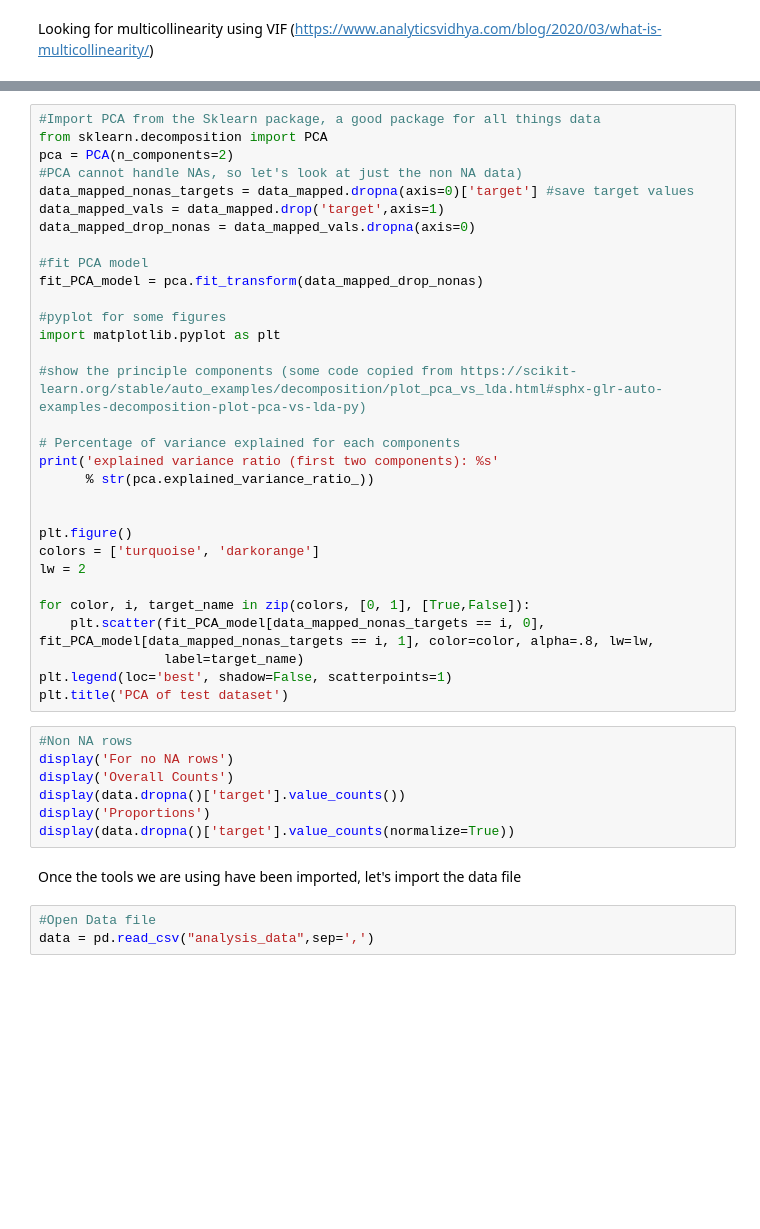
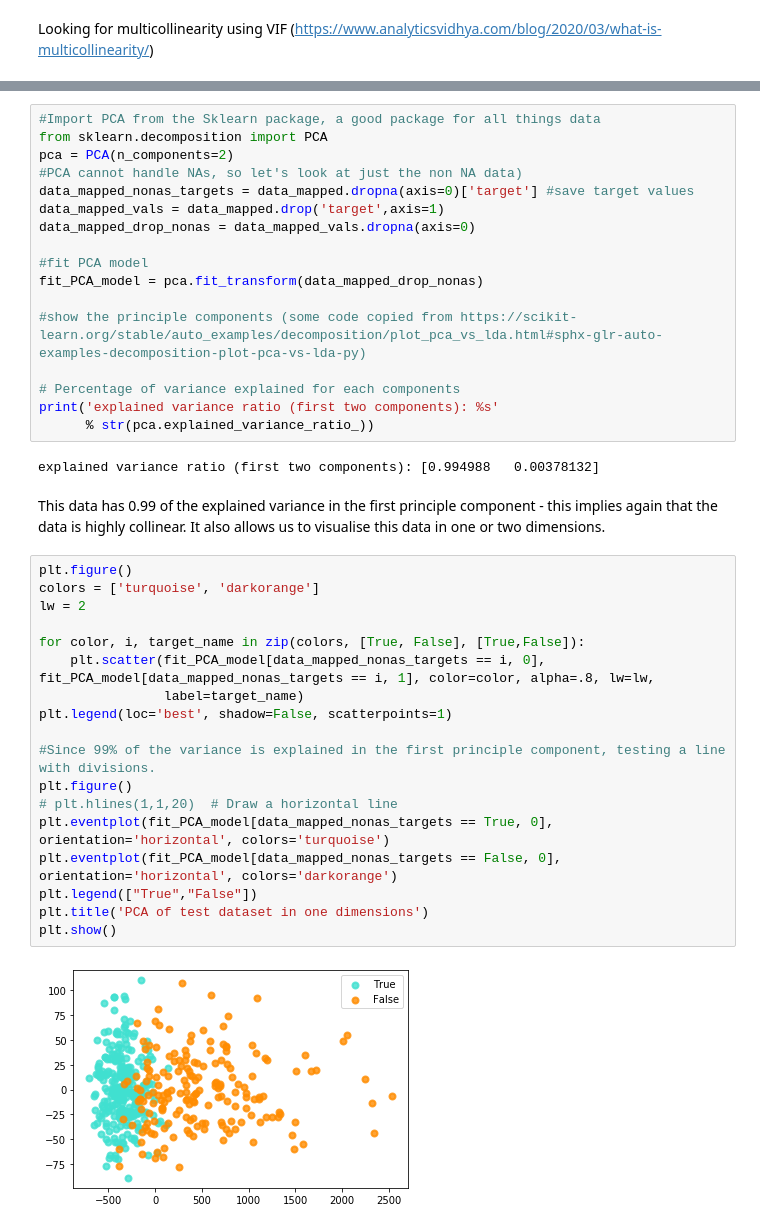
Before and after one commit to matt-ramcharan/047054-Data-Scientist-Assessment, a Jupyter notebook: DataScienceTask.ipynb, the cells around one changed output, grey strips where cells are left out. Drawn from its saved outputs; the diff is of its cells as text; blank space fills up the shorter version.

```diff
--- a/DataScienceTask.ipynb
+++ b/DataScienceTask.ipynb
@@ -296,34 +322,33 @@ data_mapped_drop_nonas = data_mapped_vals.dropna(axis=0)
 #fit PCA model
 fit_PCA_model = pca.fit_transform(data_mapped_drop_nonas)
 
-#pyplot for some figures
-import matplotlib.pyplot as plt
-
 #show the principle components (some code copied from https://scikit-learn.org/stable/auto_examples/decomposition/plot_pca_vs_lda.html#sphx-glr-auto-examples-decomposition-plot-pca-vs-lda-py)
 
 # Percentage of variance explained for each components
 print('explained variance ratio (first two components): %s'
       % str(pca.explained_variance_ratio_))
-
-
-plt.figure()
-colors = ['turquoise', 'darkorange']
-lw = 2
-
-for color, i, target_name in zip(colors, [0, 1], [True,False]):
-    plt.scatter(fit_PCA_model[data_mapped_nonas_targets == i, 0], fit_PCA_model[data_mapped_nonas_targets == i, 1], color=color, alpha=.8, lw=lw,
-                label=target_name)
-plt.legend(loc='best', shadow=False, scatterpoints=1)
-plt.title('PCA of test dataset')
+# %% [output]
+explained variance ratio (first two components): [0.994988   0.00378132]
-# %%
-#Non NA rows
-display('For no NA rows')
-display('Overall Counts')
-display(data.dropna()['target'].value_counts())
-display('Proportions')
-display(data.dropna()['target'].value_counts(normalize=True))
-# %% [markdown]
-Once the tools we are using have been imported, let's import the data file
-# %%
-#Open Data file
-data = pd.read_csv("analysis_data",sep=',')
+# %% [markdown]
+This data has 0.99 of the explained variance in the first principle component - this implies again that the data is highly collinear.
+It also allows us to visualise this data in one or two dimensions.
+# %%
+plt.figure()
+colors = ['turquoise', 'darkorange']
+lw = 2
+
+for color, i, target_name in zip(colors, [True, False], [True,False]):
+    plt.scatter(fit_PCA_model[data_mapped_nonas_targets == i, 0], fit_PCA_model[data_mapped_nonas_targets == i, 1], color=color, alpha=.8, lw=lw,
+                label=target_name)
+plt.legend(loc='best', shadow=False, scatterpoints=1)
+
+#Since 99% of the variance is explained in the first principle component, testing a line with divisions.
+plt.figure()
+# plt.hlines(1,1,20)  # Draw a horizontal line
+plt.eventplot(fit_PCA_model[data_mapped_nonas_targets == True, 0], orientation='horizontal', colors='turquoise')
+plt.eventplot(fit_PCA_model[data_mapped_nonas_targets == False, 0], orientation='horizontal', colors='darkorange')
+plt.legend(["True","False"])
+plt.title('PCA of test dataset in one dimensions')
+plt.show()
+# %% [output]
+[figure, added]
```
Also changed, not shown: parts of 17 cells of this notebook.
